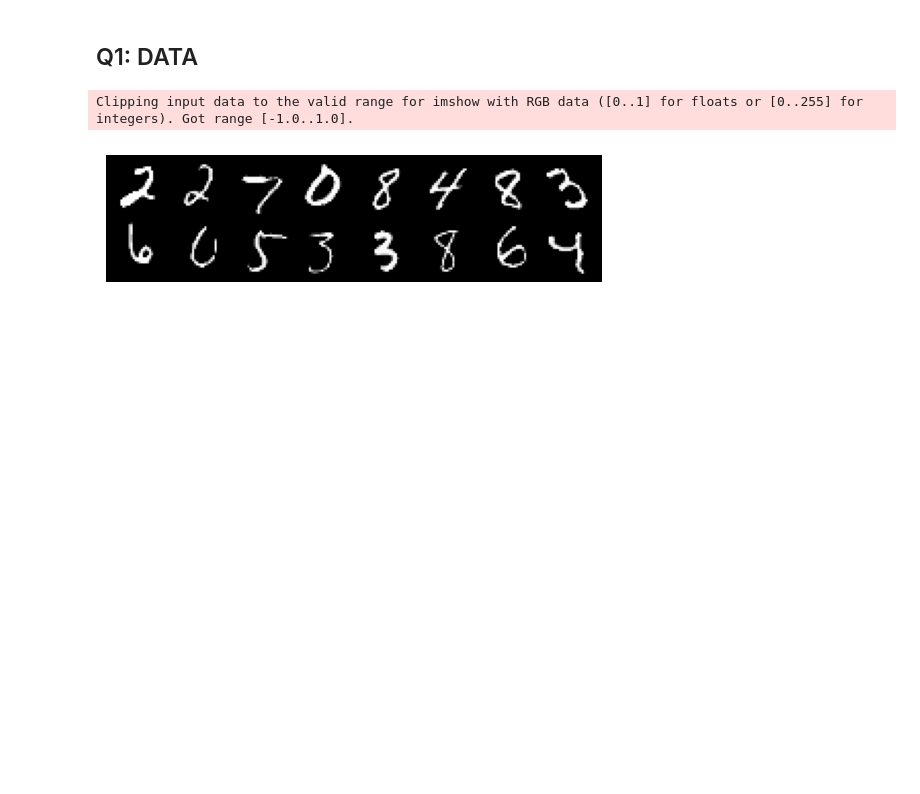
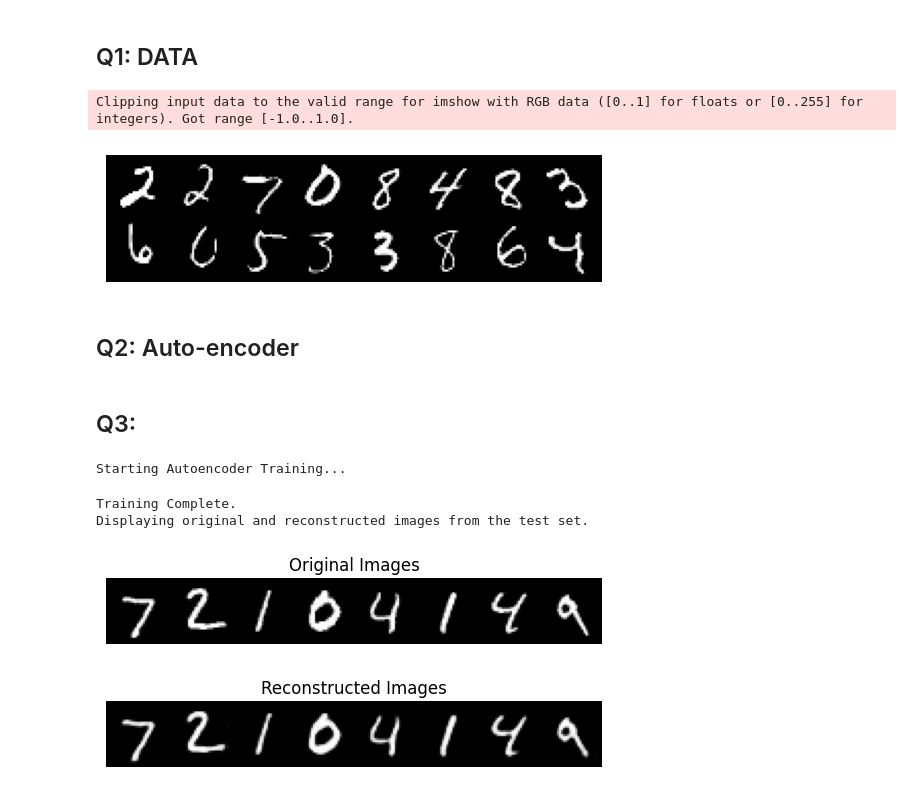
Before and after one commit to MSadegh-Eft/generative-adversarial-networks-ann, a Jupyter notebook: ganomaly/main.ipynb, the cells around one changed output. Saved outputs shown, nothing was run; the diff lists cells and outputs as text; code cells hidden in the pictures; blank space fills up the shorter version.

Commit message:
Define and train baseline autoencoder

```diff
--- a/ganomaly/main.ipynb
+++ b/ganomaly/main.ipynb
@@ -9,3 +9,5 @@ import torchimport torch.nn as nnimport torchvisionimport torchvision.transforms
 # %% [output]
 Clipping input data to the valid range for imshow with RGB data ([0..1] for floats or [0..255] for integers). Got range [-1.0..1.0].
 [figure]
+# %% [markdown]
+## Q2: Auto-encoder
@@ -11,0 +16,2 @@ Clipping input data to the valid range for imshow with RGB data ([0..1] for floa
+# %% [markdown]
+## Q3:
@@ -11,0 +20,8 @@ Clipping input data to the valid range for imshow with RGB data ([0..1] for floa
+# %%
+num_epochs = 5print("Starting Autoencoder Training...")for epoch in range(num_epochs):    loop = tqdm(trainloader, leave=True)    for data in loop:        img, _ = data        recon = autoencoder(img)        loss = reconstruction_loss(recon, img)        optimizer.zero_grad()        loss.backward()        optimizer.step()        loop.set_description(f"Epoch [{epoch+1}/{num_epochs}]")        loop.set_postfix(loss=loss.item())print("\nTraining Complete.")# --- Visualize reconstruction results ---test_images, _ = next(iter(testloader))with torch.no_grad():    reconstructed_images = autoencoder(test_images)def show_image_grid(imgs, title=""):    # Un-normalize for display    imgs = imgs / 2 + 0.5    grid = torchvision.utils.make_grid(imgs)    npgrid = grid.numpy()    plt.imshow(np.transpose(npgrid, (1, 2, 0)))    plt.title(title)    plt.axis('off')    plt.show()print("Displaying original and reconstructed images from the test set.")show_image_grid(test_images, "Original Images")show_image_grid(reconstructed_images, "Reconstructed Images")
+# %% [output]
+Starting Autoencoder Training...
+Training Complete.
+Displaying original and reconstructed images from the test set.
+[figure, added]
+[figure, added]
```
Also changed, not shown: parts of 2 cells of this notebook.
